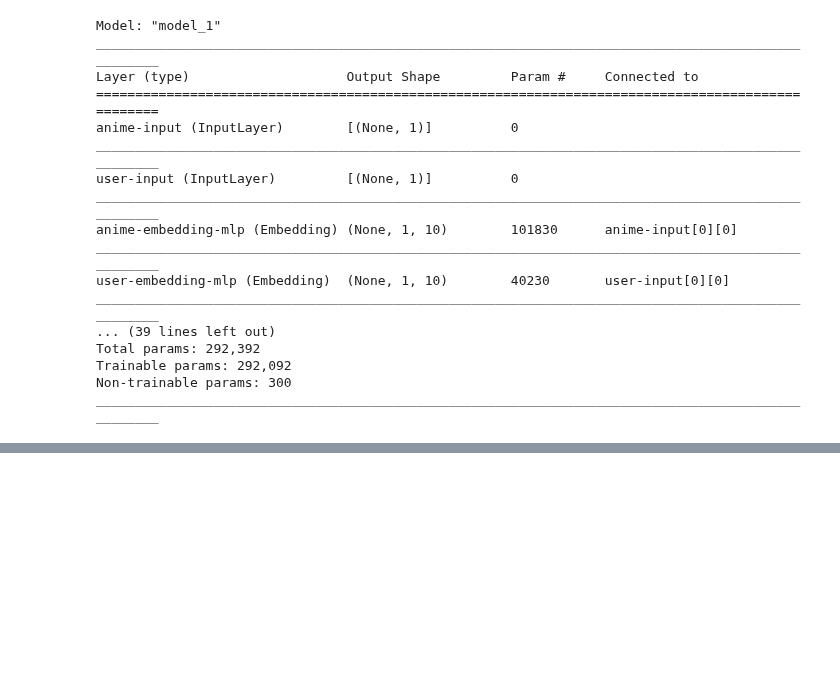
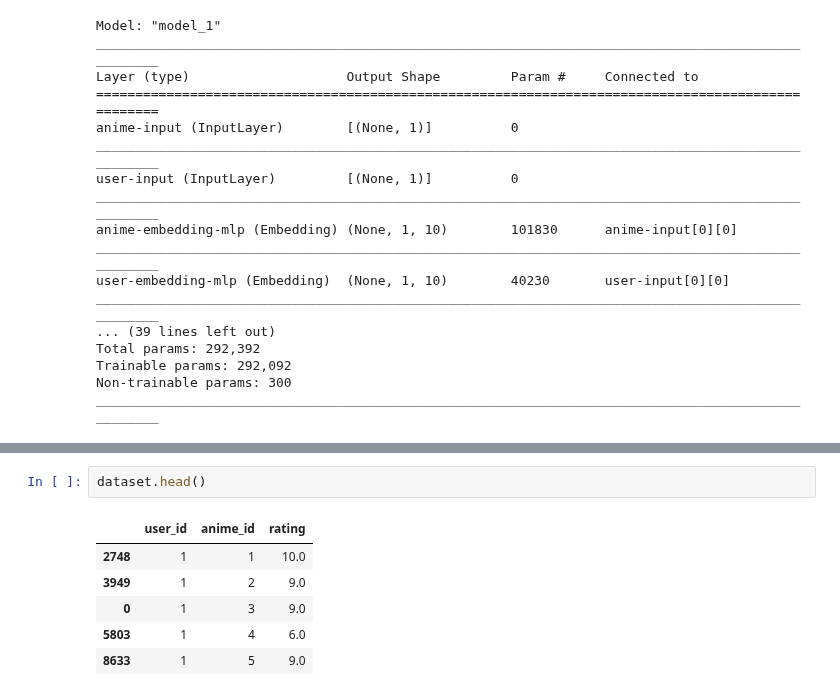
Before and after one commit to mijkami/Anime_Map, a Jupyter notebook: notebooks/Modelisation_neural.ipynb, the cells around one changed output, grey strips where cells are left out. Drawn from its saved outputs; the diff is of its cells as text; blank space fills up the shorter version.

```diff
--- a/notebooks/Modelisation_neural.ipynb
+++ b/notebooks/Modelisation_neural.ipynb
@@ -324,0 +346,9 @@ Epoch 1/10
+# %%
+dataset.head()
+# %% [output]
+|  | user_id | anime_id | rating |
+| 2748 | 1 | 1 | 10.0 |
+| 3949 | 1 | 2 | 9.0 |
+| 0 | 1 | 3 | 9.0 |
+| 5803 | 1 | 4 | 6.0 |
+| 8633 | 1 | 5 | 9.0 |
```
Also changed, not shown: parts of 10 cells of this notebook.
